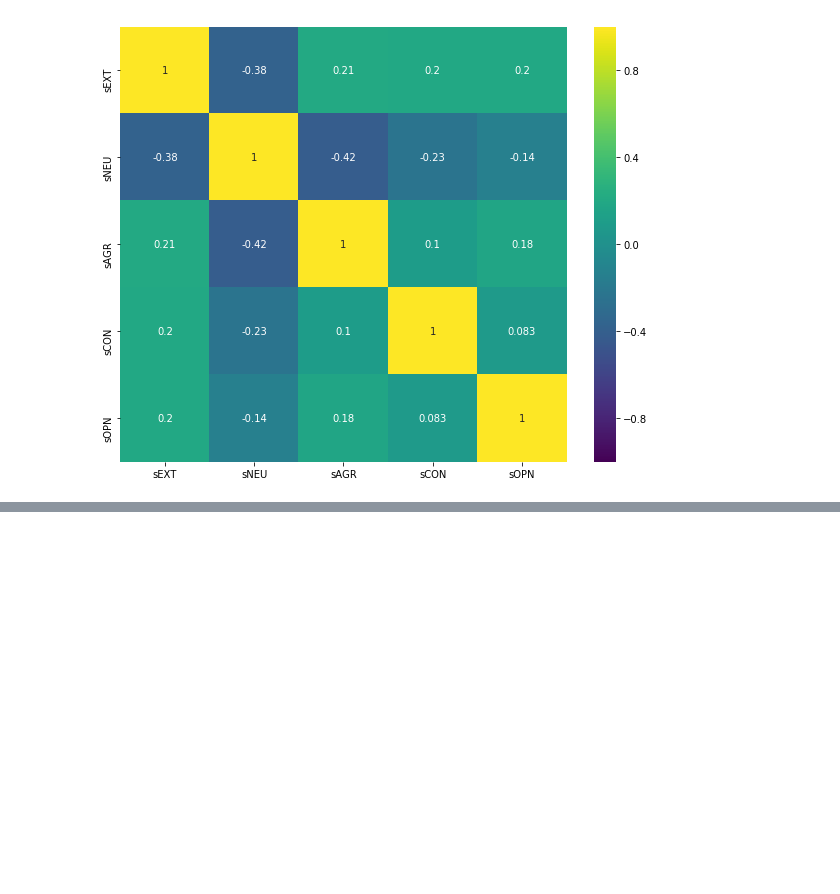
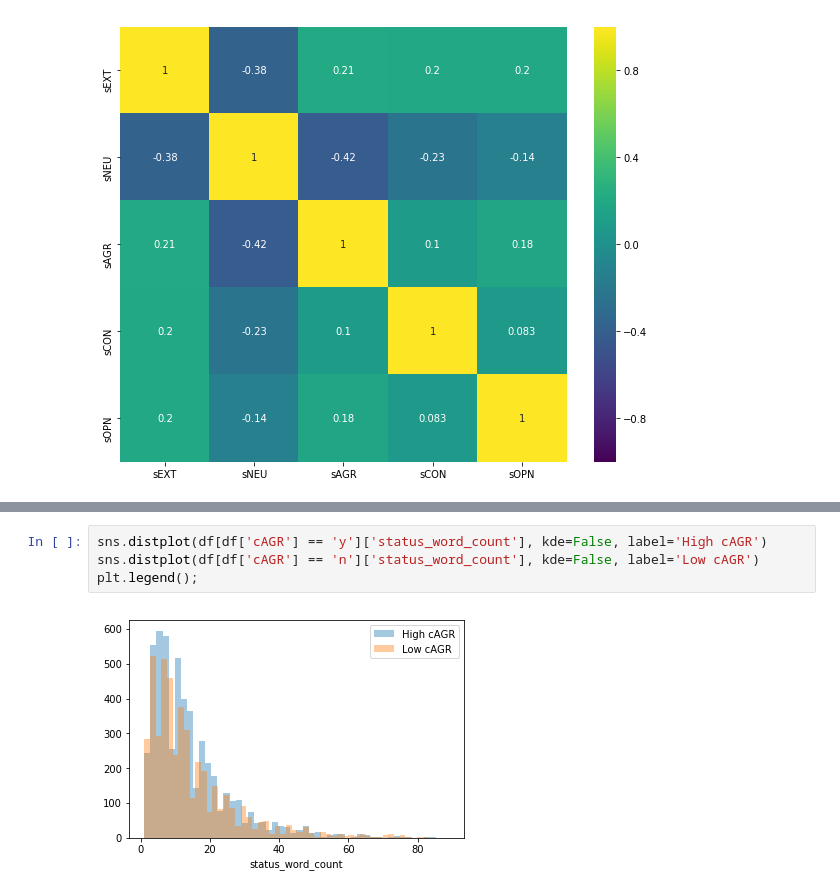
Before and after one commit to ga-curriculum/lab-nlp-eda, a Jupyter notebook: solution-code.ipynb, the cells around one changed output, grey strips where cells are left out. Drawn from its saved outputs; the diff is of its cells as text; blank space fills up the shorter version.

```diff
--- a/solution-code.ipynb
+++ b/solution-code.ipynb
@@ -254,0 +310,6 @@ sns.heatmap(unique_users.corr(),
+# %%
+sns.distplot(df[df['cAGR'] == 'y']['status_word_count'], kde=False, label='High cAGR')
+sns.distplot(df[df['cAGR'] == 'n']['status_word_count'], kde=False, label='Low cAGR')
+plt.legend();
+# %% [output]
+[figure, added]
```
Also changed, not shown: parts of 33 cells of this notebook.
